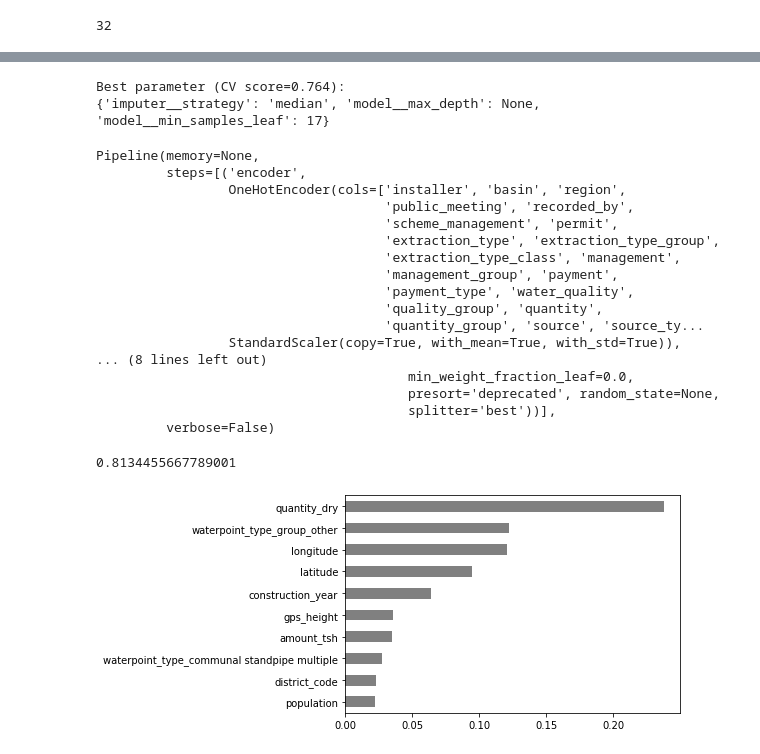
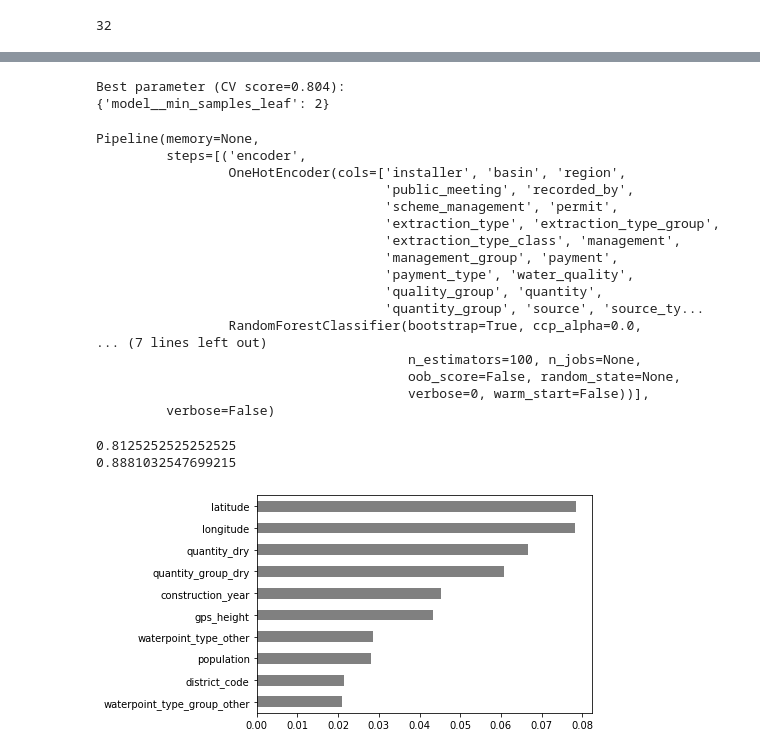
Before and after one commit to bendevera/DS-Unit-2-Kaggle-Challenge, a Jupyter notebook: module1-decision-trees/LS_DS_221_assignment.ipynb, the cells around one changed output, grey strips where cells are left out. Drawn from its saved outputs; the diff is of its cells as text; code cells hidden in the pictures.

```diff
--- a/module1-decision-trees/LS_DS_221_assignment.ipynb
+++ b/module1-decision-trees/LS_DS_221_assignment.ipynb
@@ -246,28 +243,34 @@ y_val = train[target]
 # %%
-water_pipeline = Pipeline([
+tree_pipeline = Pipeline([
                            ('encoder', OneHotEncoder(use_cat_names=True)),
                            ('imputer', SimpleImputer(strategy='median')),
                            ('scaler', StandardScaler()),
                            ('model',DecisionTreeClassifier(min_samples_leaf=17))
 ])
+# %%
+forest_pipeline = Pipeline([
+                           ('encoder', OneHotEncoder(use_cat_names=True)),
+                           ('imputer', SimpleImputer(strategy='median')),
+                           ('scaler', StandardScaler()),
+                           ('model',RandomForestClassifier(min_samples_leaf=2))
+])
 # %%
 from sklearn.model_selection import GridSearchCV
 
 # Parameters of pipelines can be set using ‘__’ separated parameter names:
 param_grid = {
-    'imputer__strategy': ['median'],
-    'model__min_samples_leaf': [None, 16, 17, 18],
-    'model__max_depth': [None, 14]
+    'model__min_samples_leaf': [None, 1, 2]
 }
-search = GridSearchCV(water_pipeline, param_grid, n_jobs=-1)
+search = GridSearchCV(forest_pipeline, param_grid, n_jobs=-1)
 search.fit(X_train, y_train)
 print("Best parameter (CV score=%0.3f):" % search.best_score_)
 print(search.best_params_)
 # %% [output]
-Best parameter (CV score=0.764):
-{'imputer__strategy': 'median', 'model__max_depth': None, 'model__min_samples_leaf': 17}
+Best parameter (CV score=0.804):
+{'model__min_samples_leaf': 2}
 # %%
-water_pipeline.fit(X_train, y_train)
+tree_pipeline.fit(X_train, y_train)
+forest_pipeline.fit(X_train, y_train)
 # %% [output]
 Pipeline(memory=None,
          steps=[('encoder',
@@ -280,24 +283,26 @@ Pipeline(memory=None,
                                      'payment_type', 'water_quality',
                                      'quality_group', 'quantity',
                                      'quantity_group', 'source', 'source_ty...
-                 StandardScaler(copy=True, with_mean=True, with_std=True)),
-... (8 lines left out)
-                                        min_weight_fraction_leaf=0.0,
-                                        presort='deprecated', random_state=None,
-                                        splitter='best'))],
+                 RandomForestClassifier(bootstrap=True, ccp_alpha=0.0,
+... (7 lines left out)
+                                        n_estimators=100, n_jobs=None,
+                                        oob_score=False, random_state=None,
+                                        verbose=0, warm_start=False))],
          verbose=False)
-# %%
-water_pipeline.score(X_val, y_val)
-# %% [output]
-0.8134455667789001
+# %%
+print(tree_pipeline.score(X_val, y_val))
+print(forest_pipeline.score(X_val, y_val))
+# %% [output]
+0.8125252525252525
+0.8881032547699215
 # %%
 # can't really run this after running PCA (loose interpretability)
 import matplotlib.pyplot as plt
-encoder = water_pipeline['encoder']
+encoder = forest_pipeline['encoder']
 encoded_columns = encoder.transform(X_val).columns
-importances = pd.Series(water_pipeline['model'].feature_importances_,
+importances = pd.Series(forest_pipeline['model'].feature_importances_,
                         encoded_columns)
 # plt.figure(10, 30)
 importances.sort_values()[-10:].plot.barh(color='grey');
 # %% [output]
-[figure, old version]
+[figure, new version]
```
Also changed, not shown: parts of 13 cells of this notebook.
